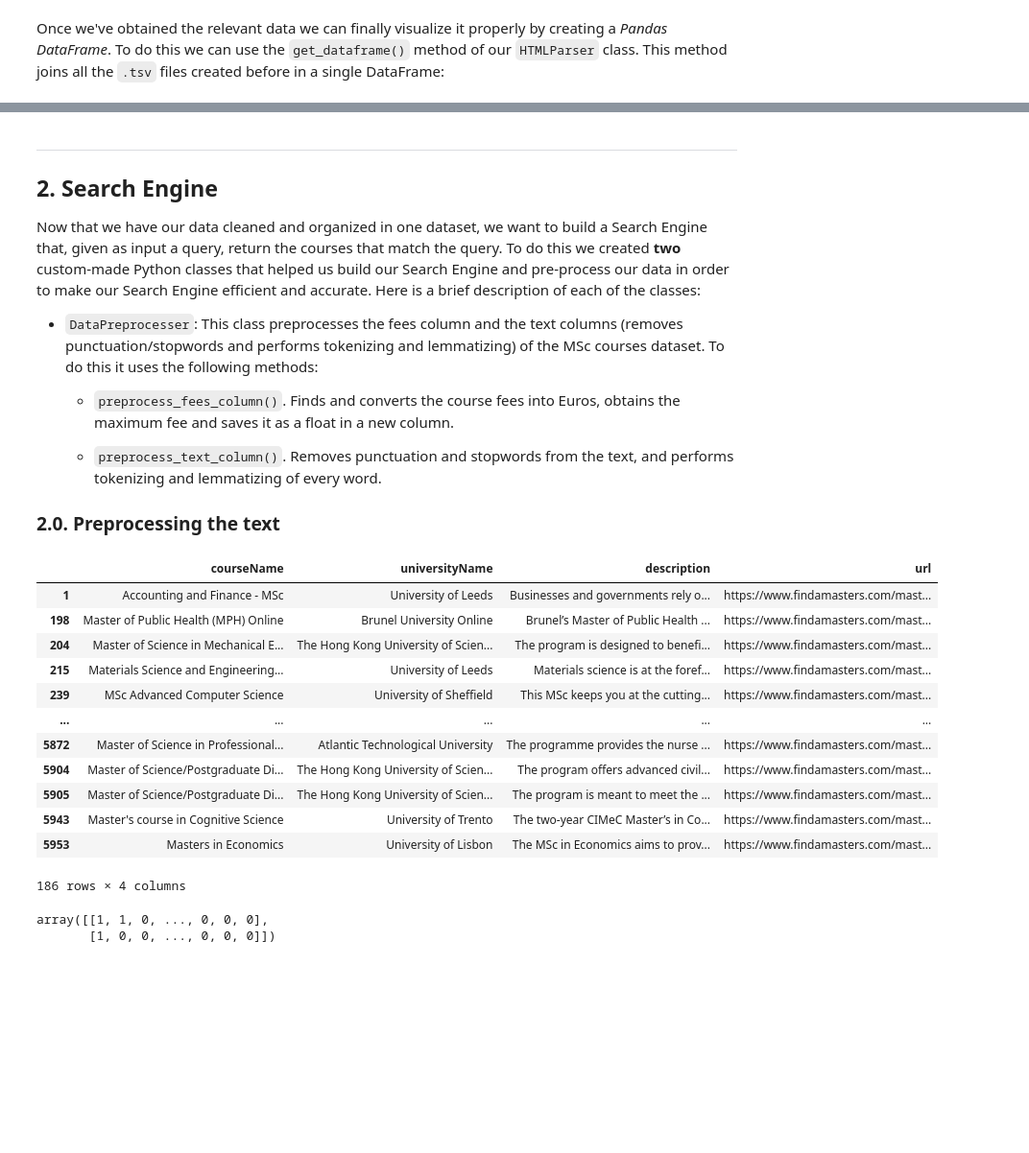
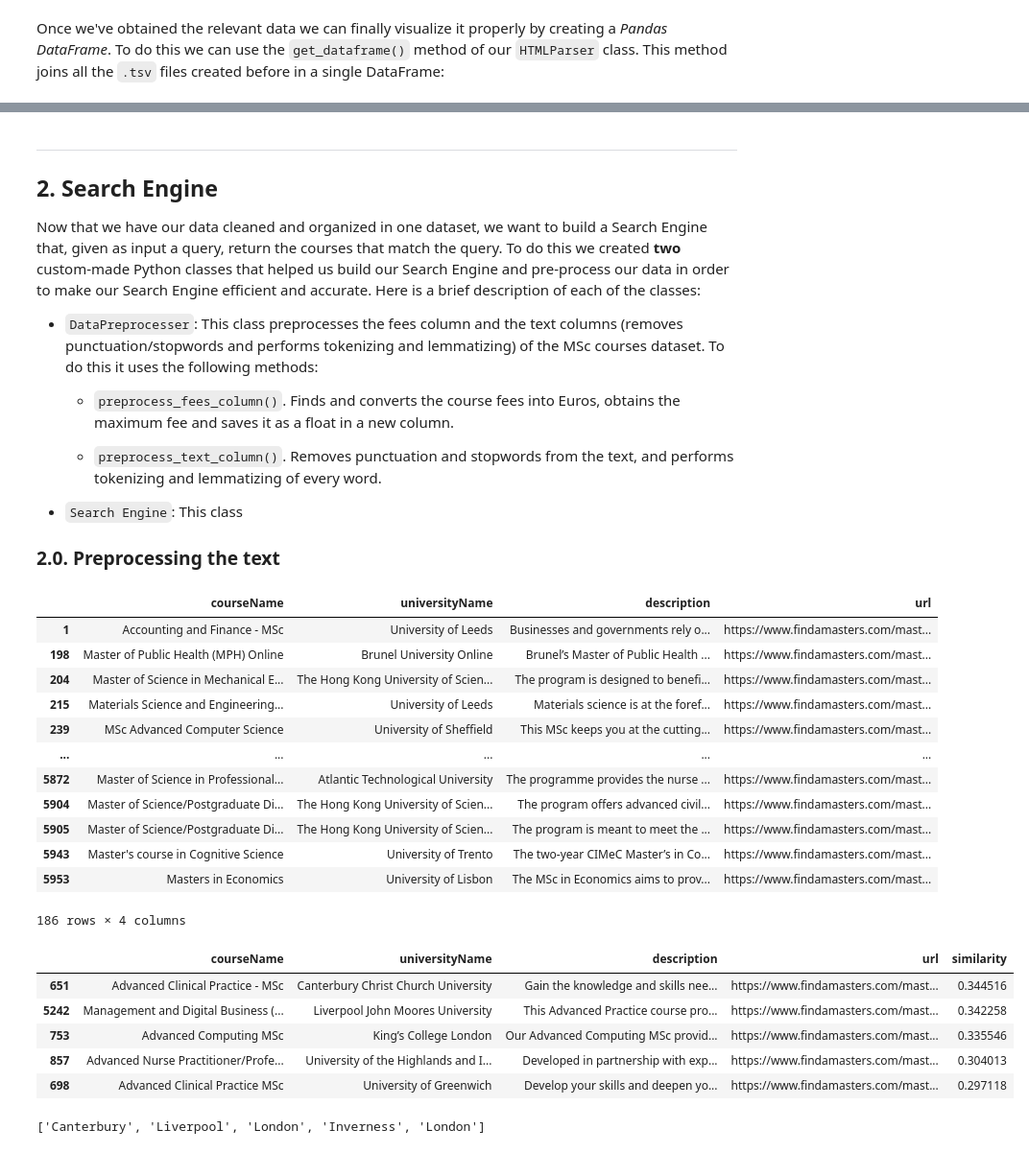
Before and after one commit to msancor/ADM-HW3, a Jupyter notebook: main.ipynb, the cells around one changed output, grey strips where cells are left out. Shown: that part at 96% size. Cells and saved outputs as stored; diff of their text form; code cells hidden in the pictures; blank space fills up the shorter version.

Commit message:
Completed second Search Engine

```diff
--- a/main.ipynb
+++ b/main.ipynb
@@ -187,7 +187,7 @@ Now that we have our data cleaned and organized in one dataset, we want to build
     - `preprocess_text_column()`. Removes punctuation and stopwords from the text, and performs tokenizing and lemmatizing of every word.
 
 
-
+- `Search Engine`:  This class
 
 
 ### **2.0. Preprocessing the text**
@@ -196,19 +196,30 @@ data_preprocesser = DataPreprocesser(course_dataset)
 data_preprocesser.preprocess_text_column(column_name="description")
 # %%
 search_engine = SearchEngine(data_preprocesser.dataset)
+result = search_engine.query("advanced knowledge")
+result
+# %% [output]
+|  | courseName | universityName | description | url |
+| 1 | Accounting and Finance - MSc | University of Leeds | Businesses and governments rely o... | https://www.findamasters.com/mast... |
+| 198 | Master of Public Health (MPH) Online | Brunel University Online | Brunel’s Master of Public Health ... | https://www.findamasters.com/mast... |
+| 204 | Master of Science in Mechanical E... | The Hong Kong University of Scien... | The program is designed to benefi... | https://www.findamasters.com/mast... |
+| 215 | Materials Science and Engineering... | University of Leeds | Materials science is at the foref... | https://www.findamasters.com/mast... |
+| 239 | MSc Advanced Computer Science | University of Sheffield | This MSc keeps you at the cutting... | https://www.findamasters.com/mast... |
+| ... | ... | ... | ... | ... |
+| 5872 | Master of Science in Professional... | Atlantic Technological University | The programme provides the nurse ... | https://www.findamasters.com/mast... |
+| 5904 | Master of Science/Postgraduate Di... | The Hong Kong University of Scien... | The program offers advanced civil... | https://www.findamasters.com/mast... |
+| 5905 | Master of Science/Postgraduate Di... | The Hong Kong University of Scien... | The program is meant to meet the ... | https://www.findamasters.com/mast... |
+| 5943 | Master's course in Cognitive Science | University of Trento | The two-year CIMeC Master’s in Co... | https://www.findamasters.com/mast... |
+| 5953 | Masters in Economics | University of Lisbon | The MSc in Economics aims to prov... | https://www.findamasters.com/mast... |
+186 rows × 4 columns
 # %%
+search_engine = TopKSearchEngine(data_preprocesser.dataset)
 result = search_engine.query("advanced knowledge")
+result
 # %% [output]
-|  | courseName | universityName | description | url |
-| 1 | Accounting and Finance - MSc | University of Leeds | Businesses and governments rely o... | https://www.findamasters.com/mast... |
-| 198 | Master of Public Health (MPH) Online | Brunel University Online | Brunel’s Master of Public Health ... | https://www.findamasters.com/mast... |
-| 204 | Master of Science in Mechanical E... | The Hong Kong University of Scien... | The program is designed to benefi... | https://www.findamasters.com/mast... |
-| 215 | Materials Science and Engineering... | University of Leeds | Materials science is at the foref... | https://www.findamasters.com/mast... |
-| 239 | MSc Advanced Computer Science | University of Sheffield | This MSc keeps you at the cutting... | https://www.findamasters.com/mast... |
-| ... | ... | ... | ... | ... |
-| 5872 | Master of Science in Professional... | Atlantic Technological University | The programme provides the nurse ... | https://www.findamasters.com/mast... |
-| 5904 | Master of Science/Postgraduate Di... | The Hong Kong University of Scien... | The program offers advanced civil... | https://www.findamasters.com/mast... |
-| 5905 | Master of Science/Postgraduate Di... | The Hong Kong University of Scien... | The program is meant to meet the ... | https://www.findamasters.com/mast... |
-| 5943 | Master's course in Cognitive Science | University of Trento | The two-year CIMeC Master’s in Co... | https://www.findamasters.com/mast... |
-| 5953 | Masters in Economics | University of Lisbon | The MSc in Economics aims to prov... | https://www.findamasters.com/mast... |
+|  | courseName | universityName | description | url | similarity |
+| 651 | Advanced Clinical Practice - MSc | Canterbury Christ Church University | Gain the knowledge and skills nee... | https://www.findamasters.com/mast... | 0.344516 |
+| 5242 | Management and Digital Business (... | Liverpool John Moores University | This Advanced Practice course pro... | https://www.findamasters.com/mast... | 0.342258 |
+| 753 | Advanced Computing MSc | King’s College London | Our Advanced Computing MSc provid... | https://www.findamasters.com/mast... | 0.335546 |
+| 857 | Advanced Nurse Practitioner/Profe... | University of the Highlands and I... | Developed in partnership with exp... | https://www.findamasters.com/mast... | 0.304013 |
+| 698 | Advanced Clinical Practice MSc | University of Greenwich | Develop your skills and deepen yo... | https://www.findamasters.com/mast... | 0.297118 |
-186 rows × 4 columns
@@ -221,5 +225,0 @@ X = vectorizer.fit_transform(["1,10", "1"])
-# %%
-X.toarray()
-# %% [output]
-array([[1, 1, 0, ..., 0, 0, 0],
-       [1, 0, 0, ..., 0, 0, 0]])
@@ -225,0 +232,4 @@ array([[1, 1, 0, ..., 0, 0, 0],
+# %%
+df_result
+# %% [output]
+['Canterbury', 'Liverpool', 'London', 'Inverness', 'London']
```
Also changed, not shown: parts of 11 cells of this notebook, 1 other file.
